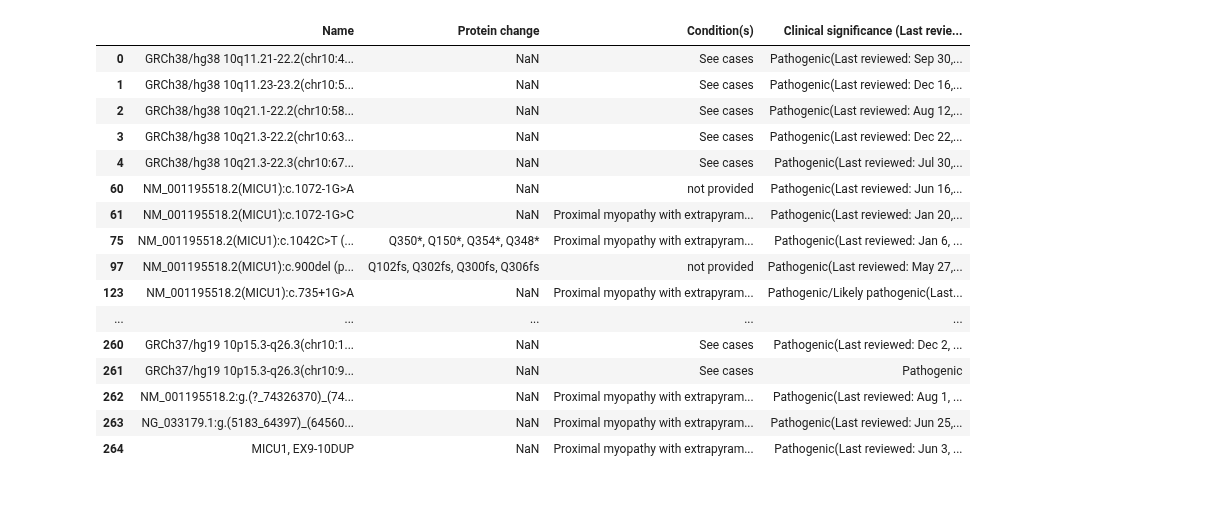
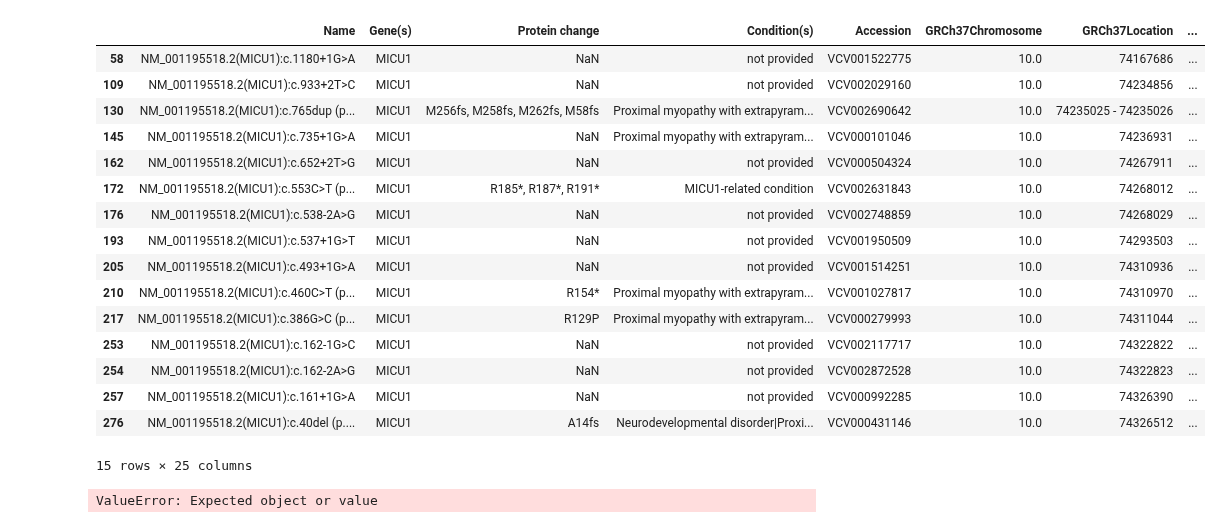
Before and after one commit to leandrosommese/MCU, a Jupyter notebook: variant analysis.ipynb, the cells around one changed output. Drawn from its saved outputs; the diff is of its cells as text; code cells hidden in the pictures; blank space fills up the shorter version.

```diff
--- a/variant analysis.ipynb
+++ b/variant analysis.ipynb
@@ -2,5 +2,5 @@
 import numpy as np
 import pandas as pd
 # %%
-path = '/home/lean/Documentos/Lean/SBG/Base_de_calcio/DiversidadConformacionalCBS/MCU/'
-# clinvar_results = pd.read_csv(path + 'clinvar_result.txt',sep='\t',usecols=['Name', 'Protein change','Clinical significance (Last reviewed)','Condition(s)'])
+path = '/home/lean/Documentos/Lean/SBG/Base_de_calcio/DiversidadConformacionalCBS/MCU/variantes/'
+clinvar_results = pd.read_csv(path + 'clinvar_result.txt',sep='\t')
@@ -9,25 +41,27 @@ Clinical_significance = ['Conflicting interpretations','Benign','Likely benign',
 # %%
-clinvar_results[clinvar_results['Clinical significance (Last reviewed)'].str.contains(Clinical_significance[5])]#'|'.join(Clinical_significance[1]))]
+clinvar_results[clinvar_results['Germline classification'].str.contains(Clinical_significance[4])]#'|'.join(Clinical_significance[1]))]
 # %% [output]
-|  | Name | Protein change | Condition(s) | Clinical significance (Last revie... |
-| 0 | GRCh38/hg38 10q11.21-22.2(chr10:4... | NaN | See cases | Pathogenic(Last reviewed: Sep 30,... |
-| 1 | GRCh38/hg38 10q11.23-23.2(chr10:5... | NaN | See cases | Pathogenic(Last reviewed: Dec 16,... |
-| 2 | GRCh38/hg38 10q21.1-22.2(chr10:58... | NaN | See cases | Pathogenic(Last reviewed: Aug 12,... |
-| 3 | GRCh38/hg38 10q21.3-22.2(chr10:63... | NaN | See cases | Pathogenic(Last reviewed: Dec 22,... |
-| 4 | GRCh38/hg38 10q21.3-22.3(chr10:67... | NaN | See cases | Pathogenic(Last reviewed: Jul 30,... |
-| 60 | NM_001195518.2(MICU1):c.1072-1G>A | NaN | not provided | Pathogenic(Last reviewed: Jun 16,... |
-| 61 | NM_001195518.2(MICU1):c.1072-1G>C | NaN | Proximal myopathy with extrapyram... | Pathogenic(Last reviewed: Jan 20,... |
-| 75 | NM_001195518.2(MICU1):c.1042C>T (... | Q350*, Q150*, Q354*, Q348* | Proximal myopathy with extrapyram... | Pathogenic(Last reviewed: Jan 6, ... |
-| 97 | NM_001195518.2(MICU1):c.900del (p... | Q102fs, Q302fs, Q300fs, Q306fs | not provided | Pathogenic(Last reviewed: May 27,... |
-| 123 | NM_001195518.2(MICU1):c.735+1G>A | NaN | Proximal myopathy with extrapyram... | Pathogenic/Likely pathogenic(Last... |
-| ... | ... | ... | ... | ... |
-| 260 | GRCh37/hg19 10p15.3-q26.3(chr10:1... | NaN | See cases | Pathogenic(Last reviewed: Dec 2, ... |
-| 261 | GRCh37/hg19 10p15.3-q26.3(chr10:9... | NaN | See cases | Pathogenic |
-| 262 | NM_001195518.2:g.(?_74326370)_(74... | NaN | Proximal myopathy with extrapyram... | Pathogenic(Last reviewed: Aug 1, ... |
-| 263 | NG_033179.1:g.(5183_64397)_(64560... | NaN | Proximal myopathy with extrapyram... | Pathogenic(Last reviewed: Jun 25,... |
-| 264 | MICU1, EX9-10DUP | NaN | Proximal myopathy with extrapyram... | Pathogenic(Last reviewed: Jun 3, ... |
+|  | Name | Gene(s) | Protein change | Condition(s) | Accession | GRCh37Chromosome | GRCh37Location | ... |
+| 58 | NM_001195518.2(MICU1):c.1180+1G>A | MICU1 | NaN | not provided | VCV001522775 | 10.0 | 74167686 | ... |
+| 109 | NM_001195518.2(MICU1):c.933+2T>C | MICU1 | NaN | not provided | VCV002029160 | 10.0 | 74234856 | ... |
+| 130 | NM_001195518.2(MICU1):c.765dup (p... | MICU1 | M256fs, M258fs, M262fs, M58fs | Proximal myopathy with extrapyram... | VCV002690642 | 10.0 | 74235025 - 74235026 | ... |
+| 145 | NM_001195518.2(MICU1):c.735+1G>A | MICU1 | NaN | Proximal myopathy with extrapyram... | VCV000101046 | 10.0 | 74236931 | ... |
+| 162 | NM_001195518.2(MICU1):c.652+2T>G | MICU1 | NaN | not provided | VCV000504324 | 10.0 | 74267911 | ... |
+| 172 | NM_001195518.2(MICU1):c.553C>T (p... | MICU1 | R185*, R187*, R191* | MICU1-related condition | VCV002631843 | 10.0 | 74268012 | ... |
+| 176 | NM_001195518.2(MICU1):c.538-2A>G | MICU1 | NaN | not provided | VCV002748859 | 10.0 | 74268029 | ... |
+| 193 | NM_001195518.2(MICU1):c.537+1G>T | MICU1 | NaN | not provided | VCV001950509 | 10.0 | 74293503 | ... |
+| 205 | NM_001195518.2(MICU1):c.493+1G>A | MICU1 | NaN | not provided | VCV001514251 | 10.0 | 74310936 | ... |
+| 210 | NM_001195518.2(MICU1):c.460C>T (p... | MICU1 | R154* | Proximal myopathy with extrapyram... | VCV001027817 | 10.0 | 74310970 | ... |
+| 217 | NM_001195518.2(MICU1):c.386G>C (p... | MICU1 | R129P | Proximal myopathy with extrapyram... | VCV000279993 | 10.0 | 74311044 | ... |
+| 253 | NM_001195518.2(MICU1):c.162-1G>C | MICU1 | NaN | not provided | VCV002117717 | 10.0 | 74322822 | ... |
+| 254 | NM_001195518.2(MICU1):c.162-2A>G | MICU1 | NaN | not provided | VCV002872528 | 10.0 | 74322823 | ... |
+| 257 | NM_001195518.2(MICU1):c.161+1G>A | MICU1 | NaN | not provided | VCV000992285 | 10.0 | 74326390 | ... |
+| 276 | NM_001195518.2(MICU1):c.40del (p.... | MICU1 | A14fs | Neurodevelopmental disorder|Proxi... | VCV000431146 | 10.0 | 74326512 | ... |
+15 rows × 25 columns
 # %%
 variantes = pd.read_json(path + '/variantes/Q9BPX6.json')
+# %% [output]
+ValueError: Expected object or value
 # %%
 df = pd.DataFrame(list(variantes['features']))
 
```
Also changed, not shown: parts of 3 cells of this notebook, 6 other files.
